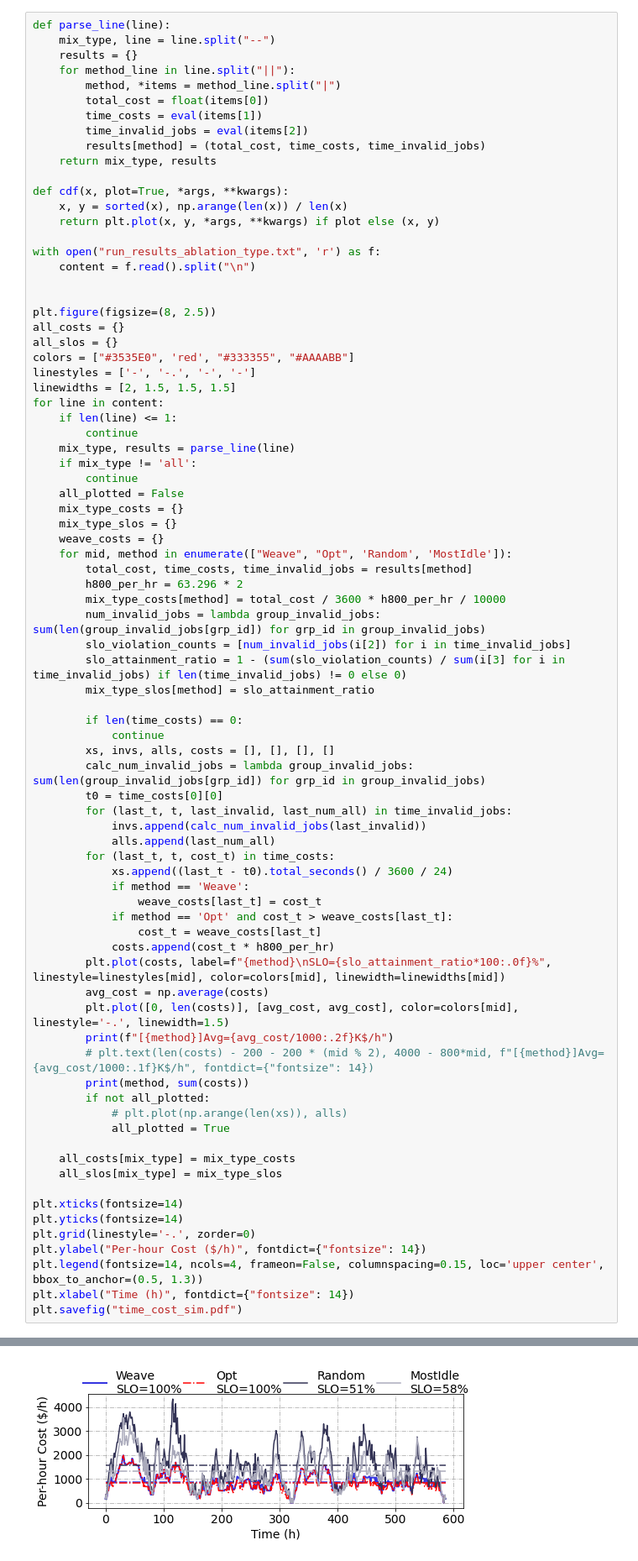
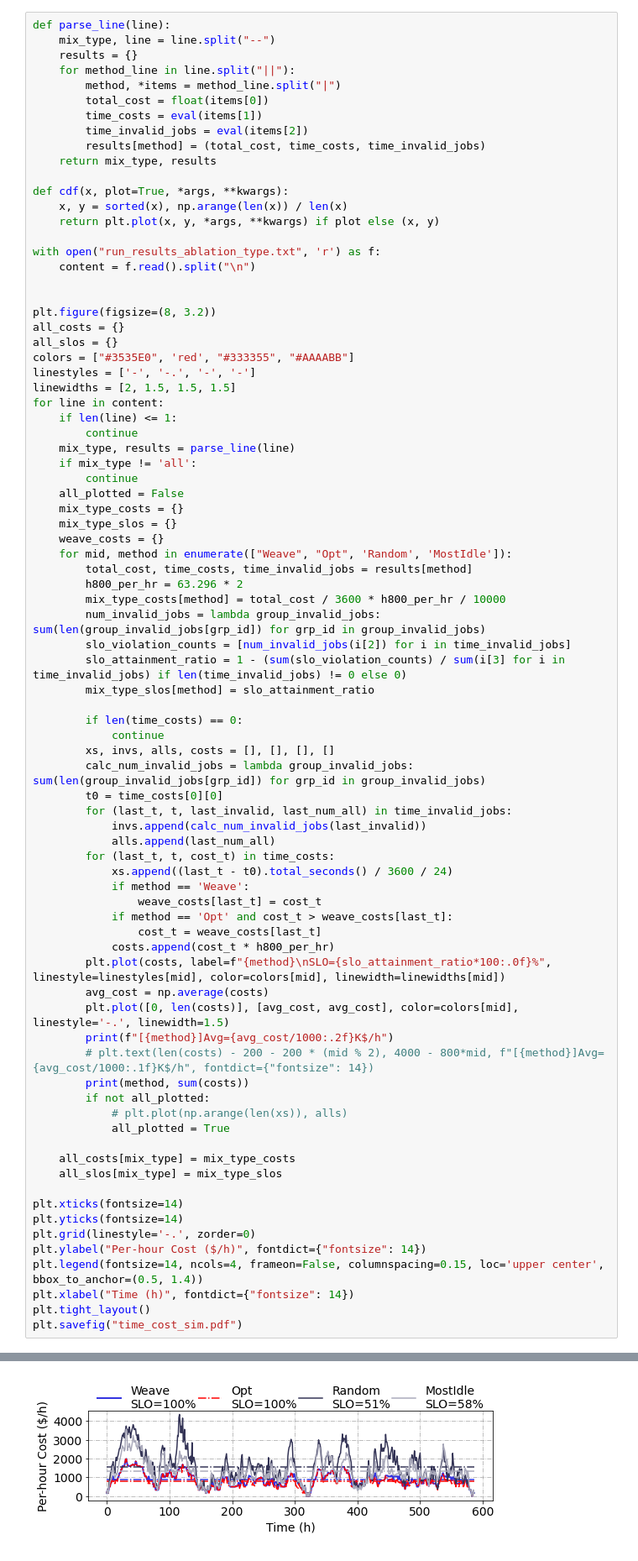
Before and after one commit to wutianyuan1/ROLL, a Jupyter notebook: global_scheduler/parse.ipynb, the cells around one changed output, grey strips where cells are left out. Shown: that part at 84% size. Drawn from its saved outputs; the diff is of its cells as text.

```diff
--- a/global_scheduler/parse.ipynb
+++ b/global_scheduler/parse.ipynb
@@ -232,7 +311,7 @@ with open("run_results_ablation_type.txt", 'r') as f:
     content = f.read().split("\n")
 
 
-plt.figure(figsize=(8, 2.5))
+plt.figure(figsize=(8, 3.2))
 all_costs = {}
 all_slos = {}
 colors = ["#3535E0", 'red', "#333355", "#AAAABB"]
@@ -273,32 +352,33 @@ for line in content:
                 cost_t = weave_costs[last_t]
             costs.append(cost_t * h800_per_hr)
         plt.plot(costs, label=f"{method}\nSLO={slo_attainment_ratio*100:.0f}%", linestyle=linestyles[mid], color=colors[mid], linewidth=linewidths[mid])
         avg_cost = np.average(costs)
         plt.plot([0, len(costs)], [avg_cost, avg_cost], color=colors[mid], linestyle='-.', linewidth=1.5)
         print(f"[{method}]Avg={avg_cost/1000:.2f}K$/h")
         # plt.text(len(costs) - 200 - 200 * (mid % 2), 4000 - 800*mid, f"[{method}]Avg={avg_cost/1000:.1f}K$/h", fontdict={"fontsize": 14})
         print(method, sum(costs))
         if not all_plotted:
             # plt.plot(np.arange(len(xs)), alls)
             all_plotted = True
 
     all_costs[mix_type] = mix_type_costs
     all_slos[mix_type] = mix_type_slos
 
 plt.xticks(fontsize=14)
 plt.yticks(fontsize=14)
 plt.grid(linestyle='-.', zorder=0)
 plt.ylabel("Per-hour Cost ($/h)", fontdict={"fontsize": 14})
-plt.legend(fontsize=14, ncols=4, frameon=False, columnspacing=0.15, loc='upper center', bbox_to_anchor=(0.5, 1.3))
+plt.legend(fontsize=14, ncols=4, frameon=False, columnspacing=0.15, loc='upper center', bbox_to_anchor=(0.5, 1.4))
 plt.xlabel("Time (h)", fontdict={"fontsize": 14})
+plt.tight_layout()
 plt.savefig("time_cost_sim.pdf")
 # %% [output]
 [Weave]Avg=0.88K$/h
 Weave 518267.6479999992
 [Opt]Avg=0.82K$/h
 Opt 481133.9946666652
 [Random]Avg=1.57K$/h
 Random 924469.1976316998
 [MostIdle]Avg=1.31K$/h
 MostIdle 769907.8099235366
-[figure, old version]
+[figure, new version]
```
Also changed, not shown: parts of 2 cells of this notebook, 6 other files.
